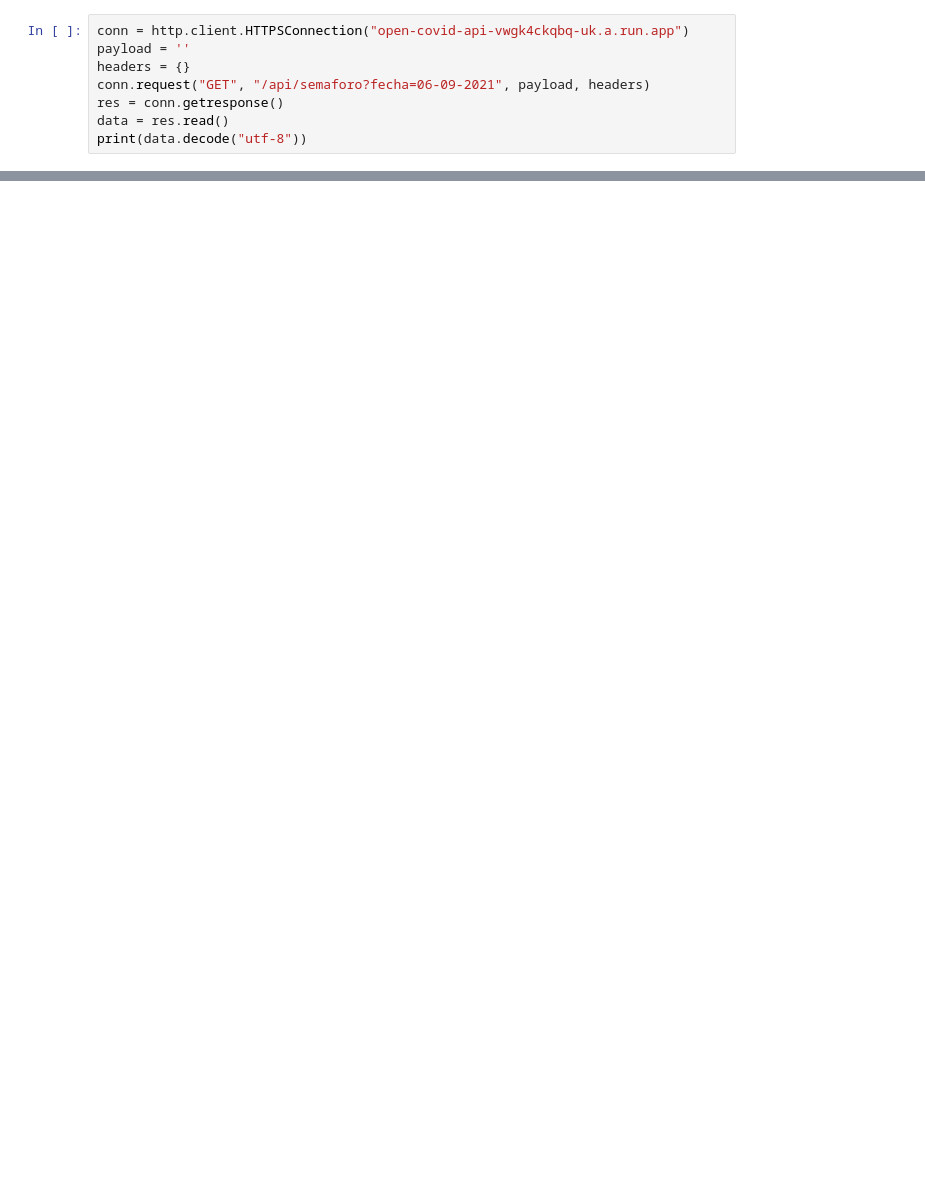
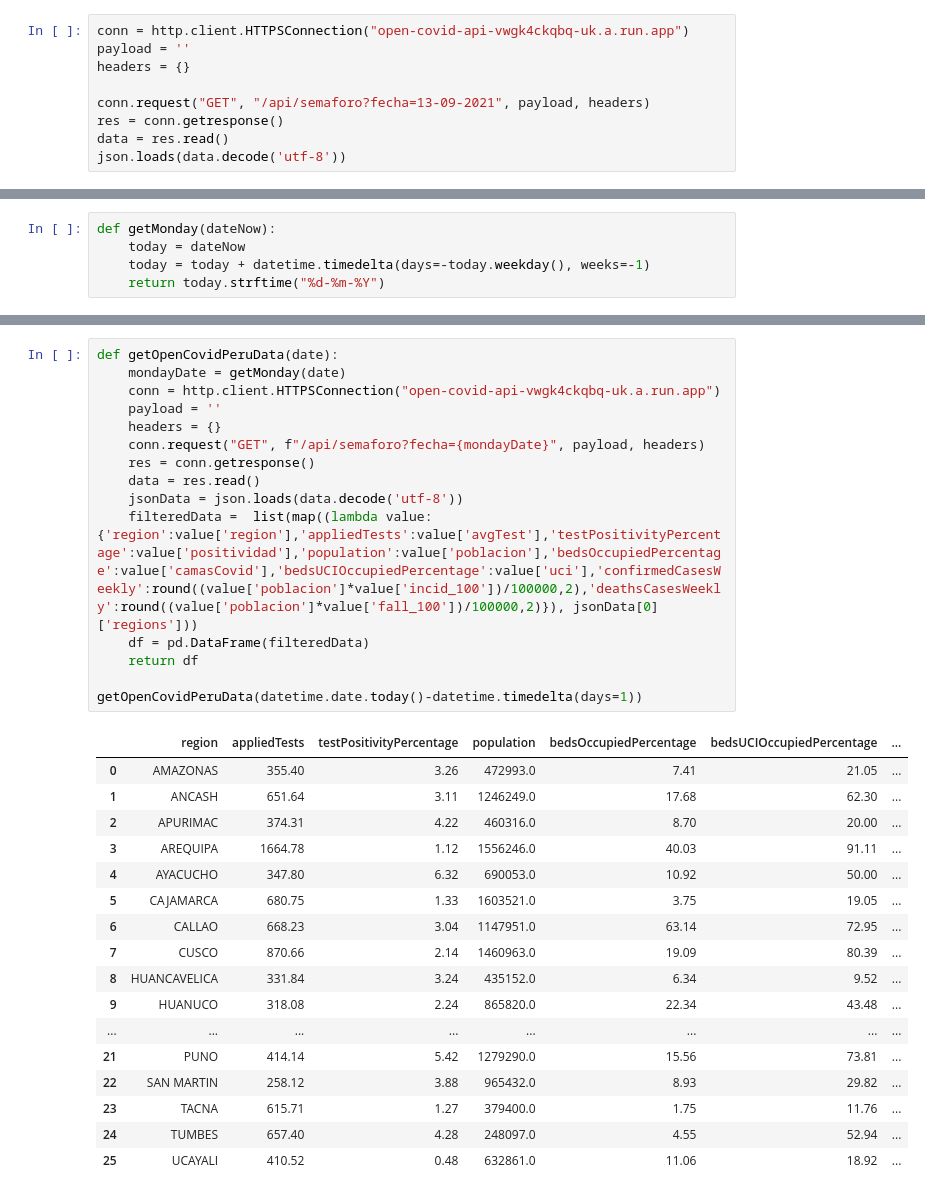
Before and after one commit to morphisjustfun/NASA_CHALLENGE_UTILS, a Jupyter notebook: gathering data.ipynb, the cells around one changed output, grey strips where cells are left out. Saved outputs shown, nothing was run; the diff lists cells and outputs as text; blank space fills up the shorter version.

Commit message:
basic Data Fetching

```diff
--- a/gathering data.ipynb
+++ b/gathering data.ipynb
@@ -4,8 +7,9 @@ import http.client
 conn = http.client.HTTPSConnection("open-covid-api-vwgk4ckqbq-uk.a.run.app")
 payload = ''
 headers = {}
-conn.request("GET", "/api/semaforo?fecha=06-09-2021", payload, headers)
+
+conn.request("GET", "/api/semaforo?fecha=13-09-2021", payload, headers)
 res = conn.getresponse()
 data = res.read()
-print(data.decode("utf-8"))
+json.loads(data.decode('utf-8'))
 # %% [output]
@@ -12,0 +33,5 @@ print(data.decode("utf-8"))
+# %%
+def getMonday(dateNow):
+    today = dateNow
+    today = today + datetime.timedelta(days=-today.weekday(), weeks=-1)
+    return today.strftime("%d-%m-%Y")
@@ -12,0 +42,33 @@ print(data.decode("utf-8"))
+# %%
+def getOpenCovidPeruData(date):
+    mondayDate = getMonday(date)
+    conn = http.client.HTTPSConnection("open-covid-api-vwgk4ckqbq-uk.a.run.app")
+    payload = ''
+    headers = {}
+    conn.request("GET", f"/api/semaforo?fecha={mondayDate}", payload, headers)
+    res = conn.getresponse()
+    data = res.read()
+    jsonData = json.loads(data.decode('utf-8'))
+    filteredData =  list(map((lambda value: {'region':value['region'],'appliedTests':value['avgTest'],'testPositivityPercentage':value['positividad'],'population':value['poblacion'],'bedsOccupiedPercentage':value['camasCovid'],'bedsUCIOccupiedPercentage':value['uci'],'confirmedCasesWeekly':round((value['poblacion']*value['incid_100'])/100000,2),'deathsCasesWeekly':round((value['poblacion']*value['fall_100'])/100000,2)}), jsonData[0]['regions']))
+    df = pd.DataFrame(filteredData)
+    return df
+
+getOpenCovidPeruData(datetime.date.today()-datetime.timedelta(days=1))
+# %% [output]
+|  | region | appliedTests | testPositivityPercentage | population | bedsOccupiedPercentage | bedsUCIOccupiedPercentage | ... |
+| 0 | AMAZONAS | 355.40 | 3.26 | 472993.0 | 7.41 | 21.05 | ... |
+| 1 | ANCASH | 651.64 | 3.11 | 1246249.0 | 17.68 | 62.30 | ... |
+| 2 | APURIMAC | 374.31 | 4.22 | 460316.0 | 8.70 | 20.00 | ... |
+| 3 | AREQUIPA | 1664.78 | 1.12 | 1556246.0 | 40.03 | 91.11 | ... |
+| 4 | AYACUCHO | 347.80 | 6.32 | 690053.0 | 10.92 | 50.00 | ... |
+| 5 | CAJAMARCA | 680.75 | 1.33 | 1603521.0 | 3.75 | 19.05 | ... |
+| 6 | CALLAO | 668.23 | 3.04 | 1147951.0 | 63.14 | 72.95 | ... |
+| 7 | CUSCO | 870.66 | 2.14 | 1460963.0 | 19.09 | 80.39 | ... |
+| 8 | HUANCAVELICA | 331.84 | 3.24 | 435152.0 | 6.34 | 9.52 | ... |
+| 9 | HUANUCO | 318.08 | 2.24 | 865820.0 | 22.34 | 43.48 | ... |
+| ... | ... | ... | ... | ... | ... | ... | ... |
+| 21 | PUNO | 414.14 | 5.42 | 1279290.0 | 15.56 | 73.81 | ... |
+| 22 | SAN MARTIN | 258.12 | 3.88 | 965432.0 | 8.93 | 29.82 | ... |
+| 23 | TACNA | 615.71 | 1.27 | 379400.0 | 1.75 | 11.76 | ... |
+| 24 | TUMBES | 657.40 | 4.28 | 248097.0 | 4.55 | 52.94 | ... |
+| 25 | UCAYALI | 410.52 | 0.48 | 632861.0 | 11.06 | 18.92 | ... |
```
Also changed, not shown: parts of 4 cells of this notebook, 1 other file.
